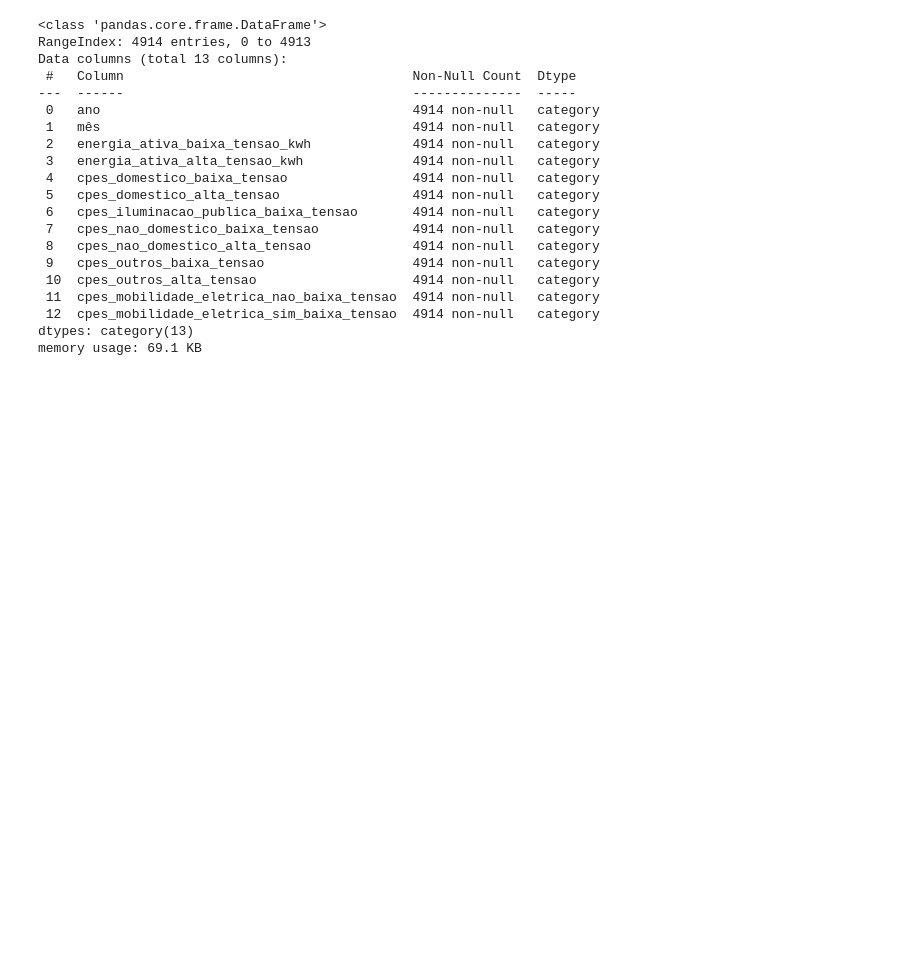
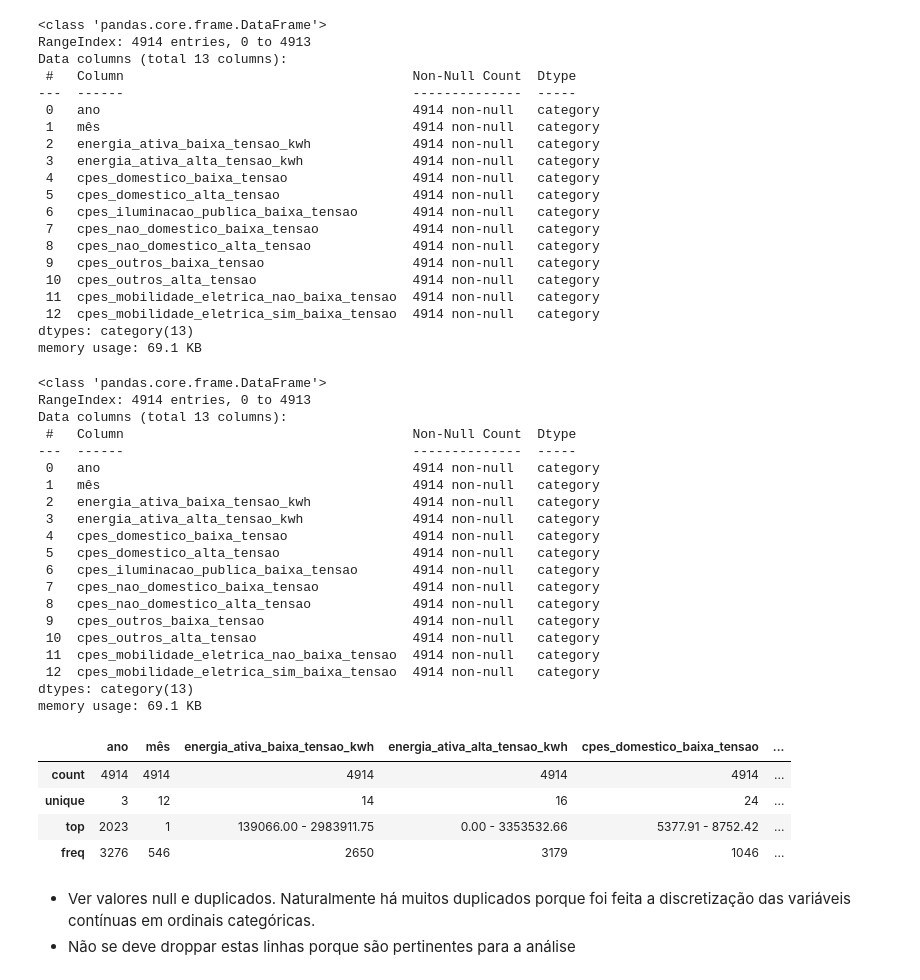
Before and after one commit to kreativermario/Projeto-DECD, a Jupyter notebook: notebooks/data_preparation_categoric.ipynb, the cells around one changed output. Cells and saved outputs as stored; diff of their text form; code cells hidden in the pictures; blank space fills up the shorter version.

```diff
--- a/notebooks/data_preparation_categoric.ipynb
+++ b/notebooks/data_preparation_categoric.ipynb
@@ -1100,3 +1100,35 @@ Data columns (total 13 columns):
  12  cpes_mobilidade_eletrica_sim_baixa_tensao  4914 non-null   category
 dtypes: category(13)
 memory usage: 69.1 KB
+# %%
+merged_df.info()
+merged_df.describe()
+# %% [output]
+<class 'pandas.core.frame.DataFrame'>
+RangeIndex: 4914 entries, 0 to 4913
+Data columns (total 13 columns):
+ #   Column                                     Non-Null Count  Dtype
+---  ------                                     --------------  -----
+ 0   ano                                        4914 non-null   category
+ 1   mês                                        4914 non-null   category
+ 2   energia_ativa_baixa_tensao_kwh             4914 non-null   category
+ 3   energia_ativa_alta_tensao_kwh              4914 non-null   category
+ 4   cpes_domestico_baixa_tensao                4914 non-null   category
+ 5   cpes_domestico_alta_tensao                 4914 non-null   category
+ 6   cpes_iluminacao_publica_baixa_tensao       4914 non-null   category
+ 7   cpes_nao_domestico_baixa_tensao            4914 non-null   category
+ 8   cpes_nao_domestico_alta_tensao             4914 non-null   category
+ 9   cpes_outros_baixa_tensao                   4914 non-null   category
+ 10  cpes_outros_alta_tensao                    4914 non-null   category
+ 11  cpes_mobilidade_eletrica_nao_baixa_tensao  4914 non-null   category
+ 12  cpes_mobilidade_eletrica_sim_baixa_tensao  4914 non-null   category
+dtypes: category(13)
+memory usage: 69.1 KB
+|  | ano | mês | energia_ativa_baixa_tensao_kwh | energia_ativa_alta_tensao_kwh | cpes_domestico_baixa_tensao | ... |
+| count | 4914 | 4914 | 4914 | 4914 | 4914 | ... |
+| unique | 3 | 12 | 14 | 16 | 24 | ... |
+| top | 2023 | 1 | 139066.00 - 2983911.75 | 0.00 - 3353532.66 | 5377.91 - 8752.42 | ... |
+| freq | 3276 | 546 | 2650 | 3179 | 1046 | ... |
+# %% [markdown]
+- Ver valores null e duplicados. Naturalmente há muitos duplicados porque foi feita a discretização das variáveis contínuas em ordinais categóricas.
+- Não se deve droppar estas linhas porque são pertinentes para a análise
```
Also changed, not shown: parts of 40 cells of this notebook, 14 other files.
